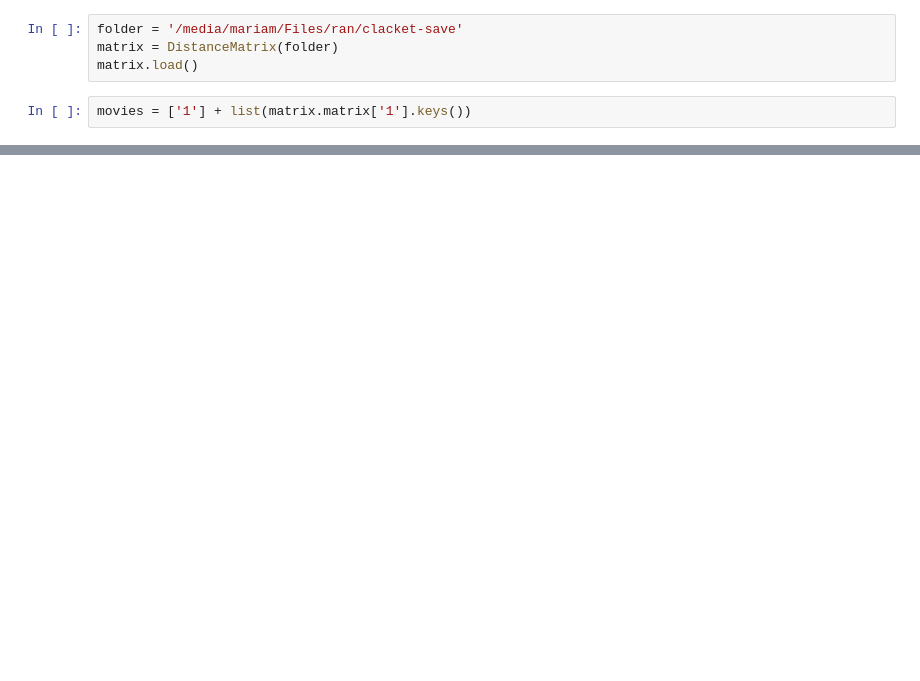
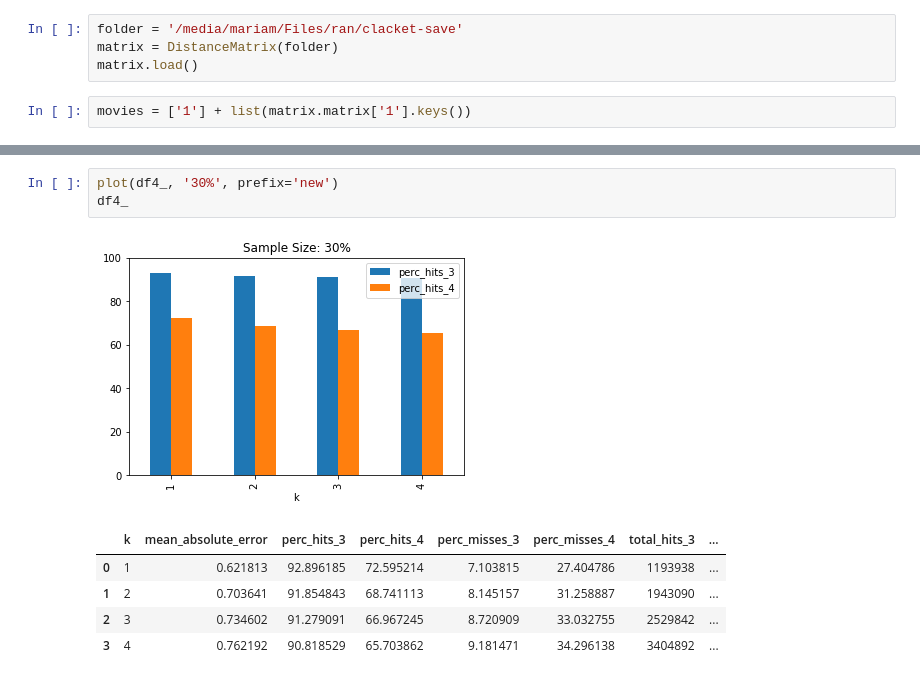
Before and after one commit to Clacket/clacket, a Jupyter notebook: prediction_lab.ipynb, the cells around one changed output, grey strips where cells are left out. Saved outputs shown, nothing was run; the diff lists cells and outputs as text; blank space fills up the shorter version.

```diff
--- a/prediction_lab.ipynb
+++ b/prediction_lab.ipynb
@@ -160,0 +285,10 @@ df4
+# %%
+plot(df4_, '30%', prefix='new')
+df4_
+# %% [output]
+[figure, added]
+|  | k | mean_absolute_error | perc_hits_3 | perc_hits_4 | perc_misses_3 | perc_misses_4 | total_hits_3 | ... |
+| 0 | 1 | 0.621813 | 92.896185 | 72.595214 | 7.103815 | 27.404786 | 1193938 | ... |
+| 1 | 2 | 0.703641 | 91.854843 | 68.741113 | 8.145157 | 31.258887 | 1943090 | ... |
+| 2 | 3 | 0.734602 | 91.279091 | 66.967245 | 8.720909 | 33.032755 | 2529842 | ... |
+| 3 | 4 | 0.762192 | 90.818529 | 65.703862 | 9.181471 | 34.296138 | 3404892 | ... |
```
Also changed, not shown: parts of 46 cells of this notebook, 45 other files.
